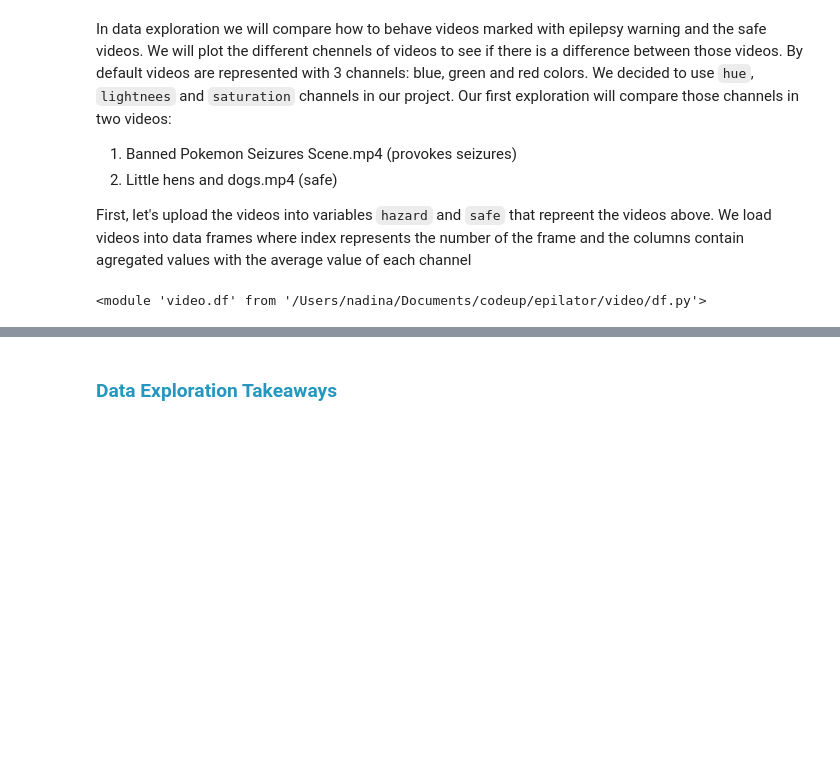
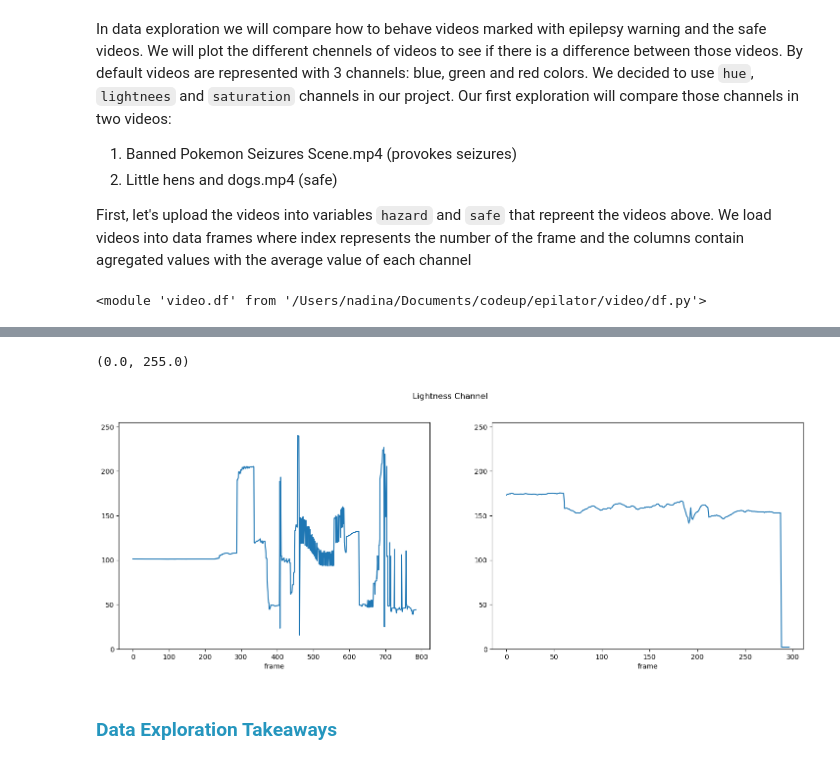
Before and after one commit to dream-team-nadia-woody/epilator, a Jupyter notebook: final_notebook.ipynb, the cells around one changed output, grey strips where cells are left out. Cells and saved outputs as stored; diff of their text form; code cells hidden in the pictures; blank space fills up the shorter version.

```diff
--- a/final_notebook.ipynb
+++ b/final_notebook.ipynb
@@ -97,3 +100,15 @@ plt.ylim(0, 255)
+# %%
+plt.figure(figsize=(18, 6))
+plt.suptitle('Lightness Channel')
+plt.subplot(121)
+hazard.lightness.plot()
+plt.ylim(0, 255)
+plt.subplot(122)
+safe.lightness.plot()
+plt.ylim(0, 255)
+# %% [output]
+(0.0, 255.0)
+[figure, added]
 # %% [markdown]
 <h3 style="color:#2596be;">Data Exploration Takeaways</h3>
 # %% [markdown]
```
Also changed, not shown: parts of 6 cells of this notebook.
